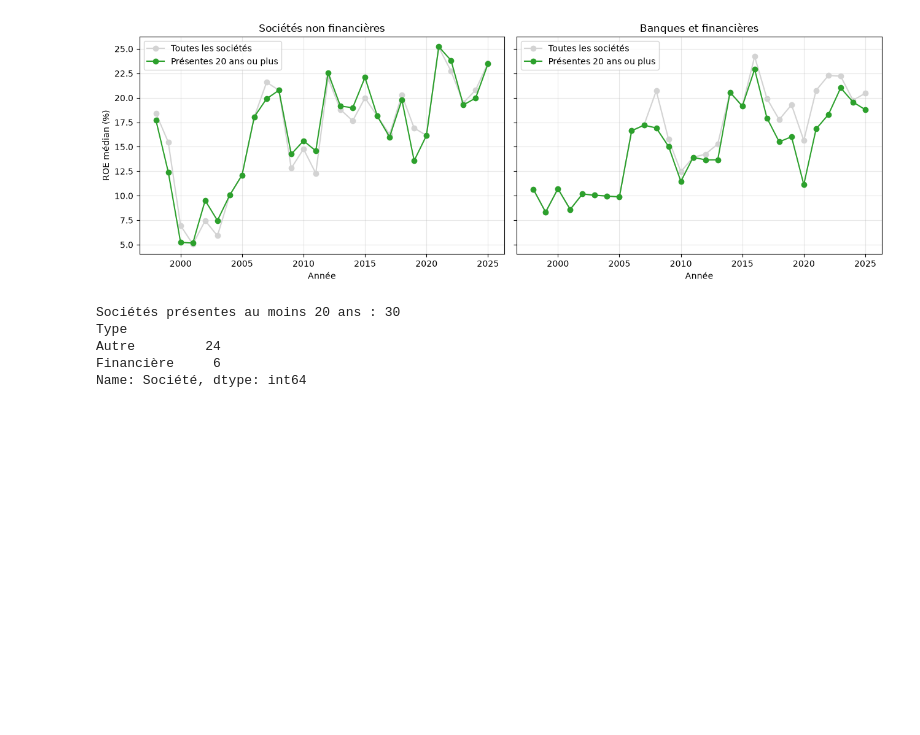
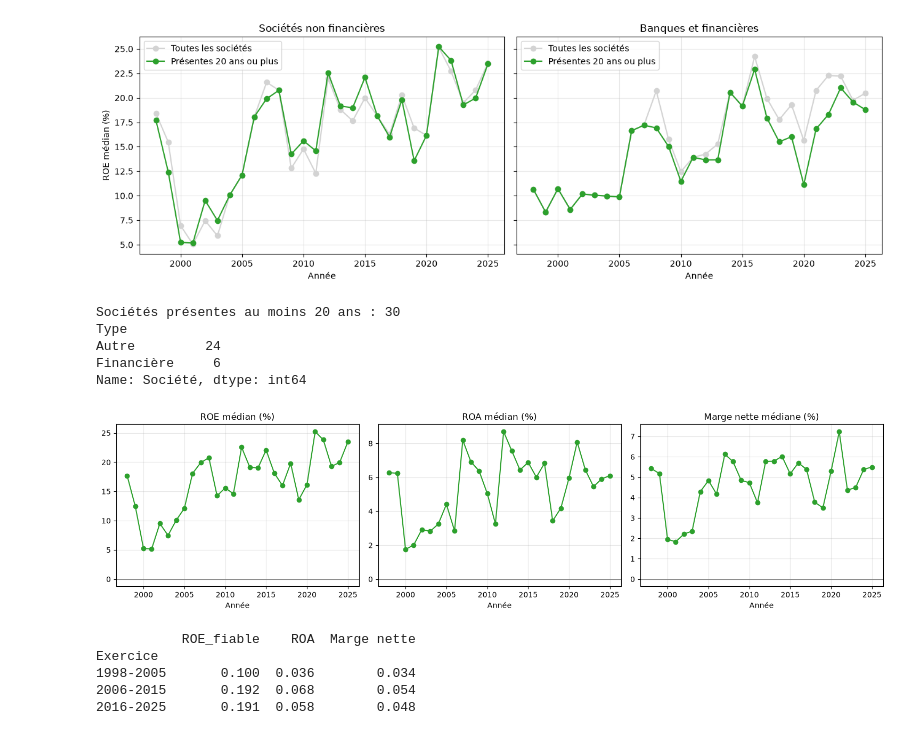
Before and after one commit to jeantheophileilboudo-rgb/brvm_analyse, a Jupyter notebook: notebooks/01_exploration.ipynb, the cells around one changed output. Drawn from its saved outputs; the diff is of its cells as text; code cells hidden in the pictures; blank space fills up the shorter version.

Commit message:
Ajoute le test d'échantillon stable et les graphiques de rentabilités

```diff
--- a/notebooks/01_exploration.ipynb
+++ b/notebooks/01_exploration.ipynb
@@ -783,3 +783,32 @@ Type
 Autre         24
 Financière     6
 Name: Société, dtype: int64
+# %%
+a = stable[stable['Type'] == 'Autre']
+
+indicateurs = [('ROE_fiable', 'ROE médian (%)'),
+               ('ROA', 'ROA médian (%)'),
+               ('Marge nette', 'Marge nette médiane (%)')]
+
+fig, axes = plt.subplots(1, 3, figsize=(15, 4))
+for ax, (col, titre) in zip(axes, indicateurs):
+    serie = a.groupby('Exercice')[col].median() * 100
+    ax.plot(serie.index, serie.values, marker='o', color='tab:green')
+    ax.axhline(0, color='grey', linewidth=0.8)
+    ax.set_title(titre)
+    ax.set_xlabel('Année')
+    ax.grid(alpha=0.3)
+plt.tight_layout()
+plt.savefig('../outputs/rentabilite_non_financieres.png', dpi=150)
+plt.show()
+
+periodes = pd.cut(a['Exercice'], bins=[1997, 2005, 2015, 2025],
+                  labels=['1998-2005', '2006-2015', '2016-2025'])
+print(a.groupby(periodes, observed=True)[['ROE_fiable', 'ROA', 'Marge nette']].median().round(3))
+# %% [output]
+[figure, added]
+           ROE_fiable    ROA  Marge nette
+Exercice
+1998-2005       0.100  0.036        0.034
+2006-2015       0.192  0.068        0.054
+2016-2025       0.191  0.058        0.048
```
Also changed, not shown: 1 other file.
